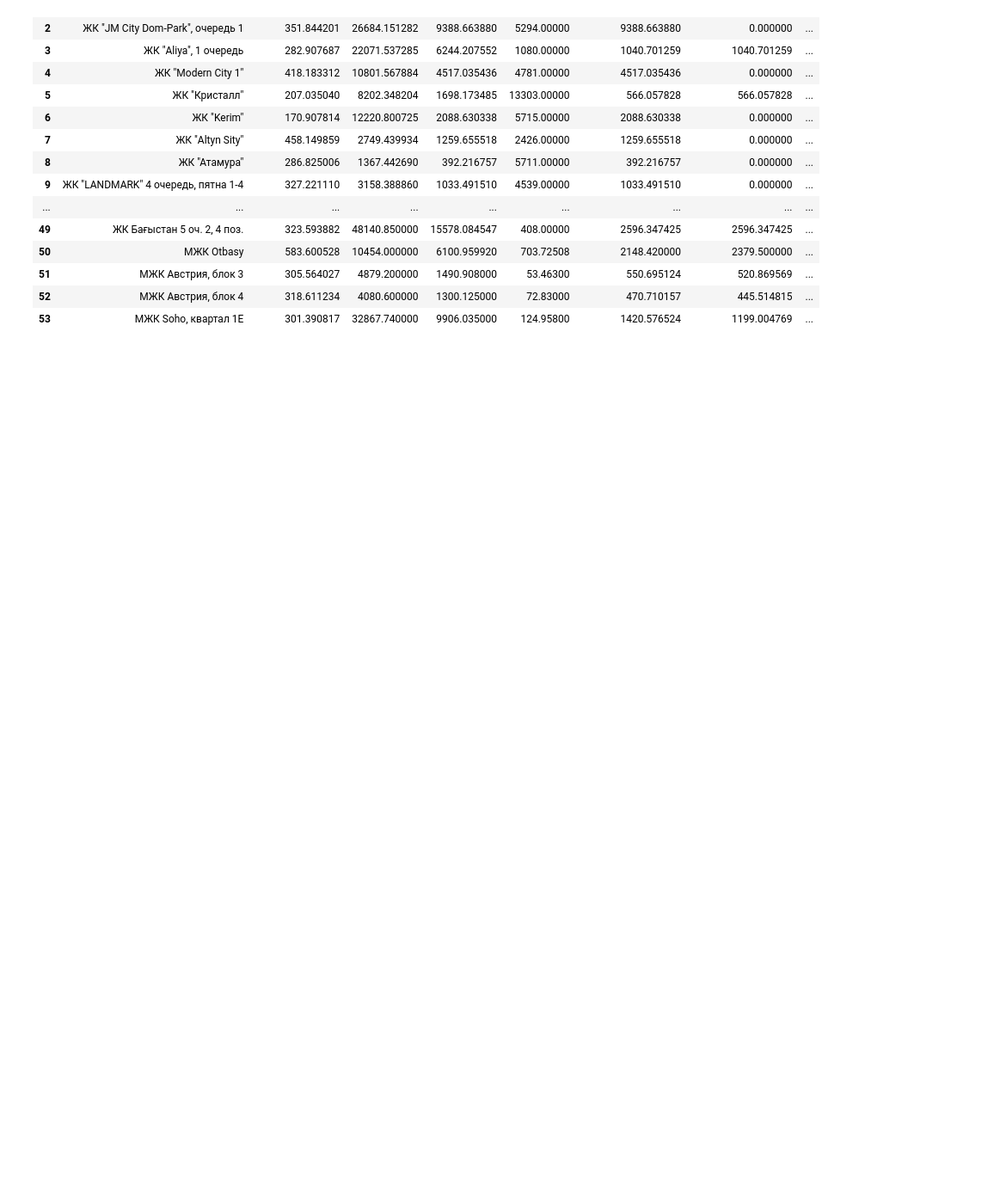
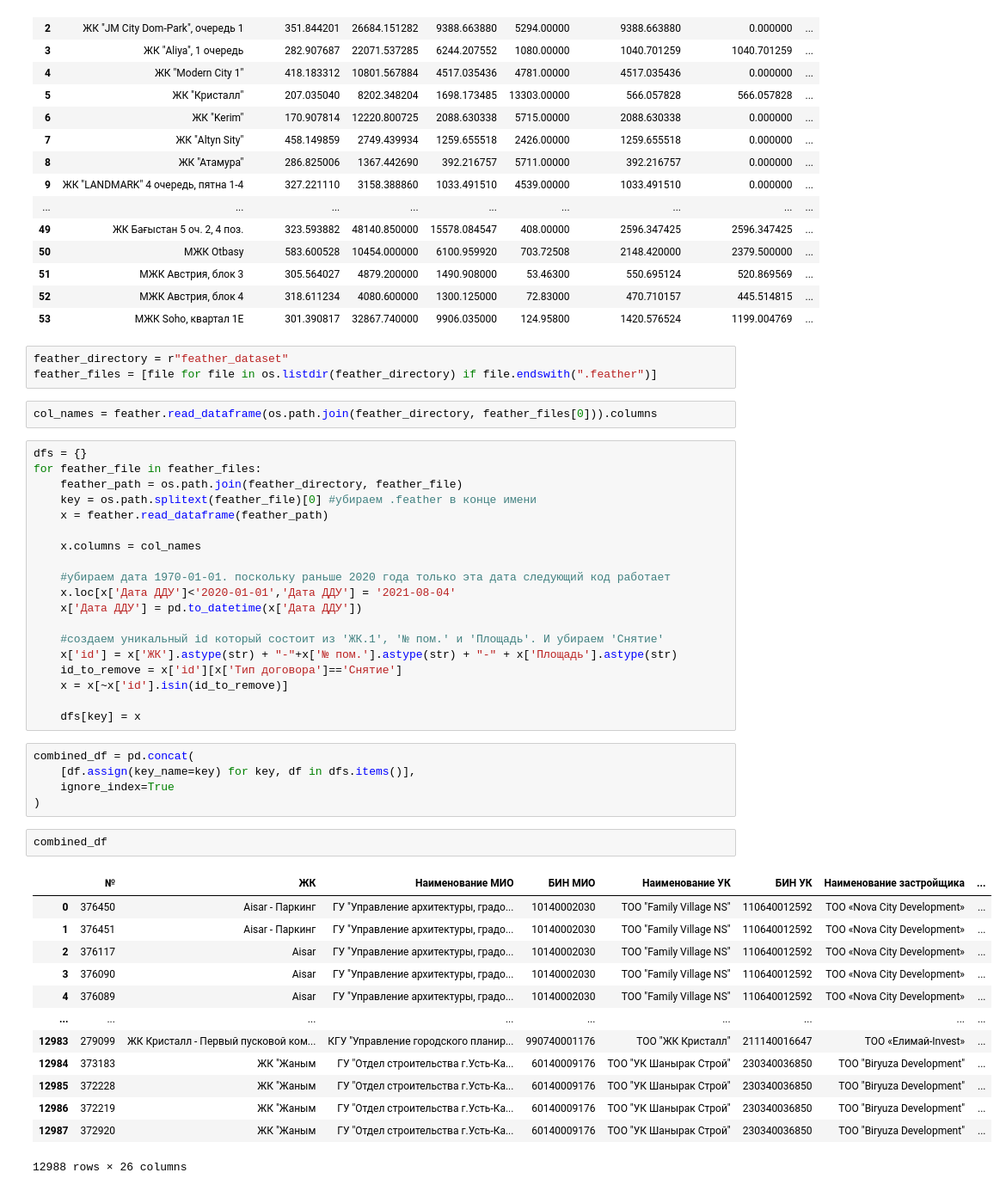
Before and after one commit to Nurserik7897/Defolt_Predicter, a Jupyter notebook: defolt_predict.ipynb, the cells around one changed output. Shown at 86% size. Saved outputs shown, nothing was run; the diff lists cells and outputs as text; blank space fills up the shorter version.

```diff
--- a/defolt_predict.ipynb
+++ b/defolt_predict.ipynb
@@ -23,3 +51,48 @@ df
 | 51 | МЖК Австрия, блок 3 | 305.564027 | 4879.200000 | 1490.908000 | 53.46300 | 550.695124 | 520.869569 | ... |
 | 52 | МЖК Австрия, блок 4 | 318.611234 | 4080.600000 | 1300.125000 | 72.83000 | 470.710157 | 445.514815 | ... |
 | 53 | МЖК Soho, квартал 1Е | 301.390817 | 32867.740000 | 9906.035000 | 124.95800 | 1420.576524 | 1199.004769 | ... |
+# %%
+feather_directory = r"feather_dataset"
+feather_files = [file for file in os.listdir(feather_directory) if file.endswith(".feather")]
+# %%
+col_names = feather.read_dataframe(os.path.join(feather_directory, feather_files[0])).columns
+# %%
+dfs = {}
+for feather_file in feather_files:
+    feather_path = os.path.join(feather_directory, feather_file)
+    key = os.path.splitext(feather_file)[0] #убираем .feather в конце имени
+    x = feather.read_dataframe(feather_path)
+
+    x.columns = col_names
+
+    #убираем дата 1970-01-01. поскольку раньше 2020 года только эта дата следующий код работает
+    x.loc[x['Дата ДДУ']<'2020-01-01','Дата ДДУ'] = '2021-08-04'
+    x['Дата ДДУ'] = pd.to_datetime(x['Дата ДДУ'])
+
+    #создаем уникальный id который состоит из 'ЖК.1', '№ пом.' и 'Площадь'. И убираем 'Снятие'
+    x['id'] = x['ЖК'].astype(str) + "-"+x['№ пом.'].astype(str) + "-" + x['Площадь'].astype(str)
+    id_to_remove = x['id'][x['Тип договора']=='Снятие']
+    x = x[~x['id'].isin(id_to_remove)]
+
+    dfs[key] = x
+# %%
+combined_df = pd.concat(
+    [df.assign(key_name=key) for key, df in dfs.items()],
+    ignore_index=True
+)
+# %%
+combined_df
+# %% [output]
+|  | № | ЖК | Наименование МИО | БИН МИО | Наименование УК | БИН УК | Наименование застройщика | ... |
+| 0 | 376450 | Aisar - Паркинг | ГУ "Управление архитектуры, градо... | 10140002030 | ТОО "Family Village NS" | 110640012592 | ТОО «Nova City Development» | ... |
+| 1 | 376451 | Aisar - Паркинг | ГУ "Управление архитектуры, градо... | 10140002030 | ТОО "Family Village NS" | 110640012592 | ТОО «Nova City Development» | ... |
+| 2 | 376117 | Aisar | ГУ "Управление архитектуры, градо... | 10140002030 | ТОО "Family Village NS" | 110640012592 | ТОО «Nova City Development» | ... |
+| 3 | 376090 | Aisar | ГУ "Управление архитектуры, градо... | 10140002030 | ТОО "Family Village NS" | 110640012592 | ТОО «Nova City Development» | ... |
+| 4 | 376089 | Aisar | ГУ "Управление архитектуры, градо... | 10140002030 | ТОО "Family Village NS" | 110640012592 | ТОО «Nova City Development» | ... |
+| ... | ... | ... | ... | ... | ... | ... | ... | ... |
+| 12983 | 279099 | ЖК Кристалл - Первый пусковой ком... | КГУ "Управление городского планир... | 990740001176 | ТОО "ЖК Кристалл" | 211140016647 | ТОО «Елимай-Invest» | ... |
+| 12984 | 373183 | ЖК "Жаным | ГУ "Отдел строительства г.Усть-Ка... | 60140009176 | ТОО "УК Шанырак Строй" | 230340036850 | ТОО "Biryuza Development" | ... |
+| 12985 | 372228 | ЖК "Жаным | ГУ "Отдел строительства г.Усть-Ка... | 60140009176 | ТОО "УК Шанырак Строй" | 230340036850 | ТОО "Biryuza Development" | ... |
+| 12986 | 372219 | ЖК "Жаным | ГУ "Отдел строительства г.Усть-Ка... | 60140009176 | ТОО "УК Шанырак Строй" | 230340036850 | ТОО "Biryuza Development" | ... |
+| 12987 | 372920 | ЖК "Жаным | ГУ "Отдел строительства г.Усть-Ка... | 60140009176 | ТОО "УК Шанырак Строй" | 230340036850 | ТОО "Biryuza Development" | ... |
+12988 rows × 26 columns
```
Also changed, not shown: parts of 5 cells of this notebook, 47 other files.
